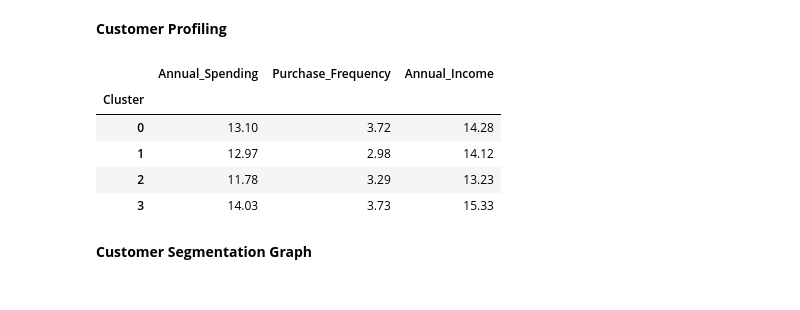
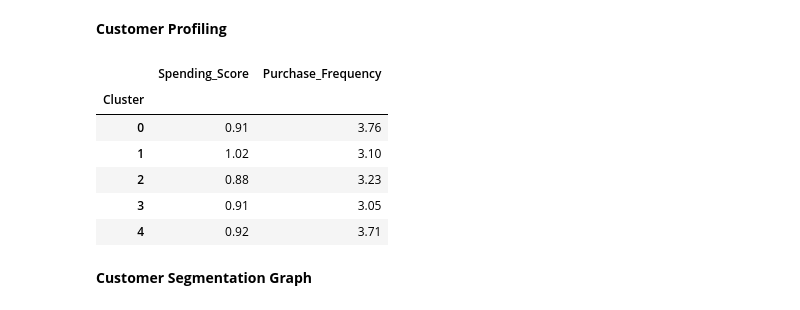
Before and after one commit to strange-exe/Python_PBL, a Jupyter notebook: phase2.ipynb, the cells around one changed output. Drawn from its saved outputs; the diff is of its cells as text; code cells hidden in the pictures.

```diff
--- a/phase2.ipynb
+++ b/phase2.ipynb
@@ -211,8 +213,8 @@ Phase 1 Completed
 # %% [markdown]
 Applying KMeans
 # %%
-kmeans=KMeans(n_clusters=4,random_state=42)
-df_model["Cluster"]=kmeans.fit_predict(x)
+kmeans = KMeans(n_clusters=5, random_state=42, n_init=10)
+df_model["Cluster"] = kmeans.fit_predict(x)
 # %% [markdown]
 Clustering
 # %%
@@ -262,0 +230,4 @@ Type: High-Value Loyal Customers
+# %%
+clusters = df_model.groupby("Cluster").agg({"Spending_Score": "mean","Purchase_Frequency": "mean"}).reset_index()
+clisters=clusters.sort_values(by=["Spending_Score", "Purchase_Frequency"],ascending=False).reset_index(drop=True)
+print(clusters)
@@ -262,0 +241,8 @@ Type: High-Value Loyal Customers
+# %%
+labels = ["High-Value Loyal (Premium)", "High Spenders (Occasional)", "Low Engagement", "Frequent Budget", "High-Value Loyal (Standard)"]
+clusters = clusters.sort_values("Cluster").reset_index(drop=True)
+clusters["Persona"] = labels
+# %%
+per = dict(zip(clusters["Cluster"], clusters["Persona"]))
+df_model["Persona"] = df_model["Cluster"].map(per)
+df_model["Persona"].value_counts()
@@ -263,15 +258,16 @@ Type: High-Value Loyal Customers
 # %% [markdown]
 **Customer Profiling**
 # %%
-profile=df_model.groupby("Cluster").agg({"Annual_Spending": "mean","Purchase_Frequency": "mean","Annual_Income": "mean"}).round(2)
+profile=df_model.groupby("Cluster").agg({"Spending_Score": "mean","Purchase_Frequency": "mean"}).round(2)
 profile
 # %% [output]
-|  | Annual_Spending | Purchase_Frequency | Annual_Income |
-| Cluster |  |  |  |
-| 0 | 13.10 | 3.72 | 14.28 |
-| 1 | 12.97 | 2.98 | 14.12 |
-| 2 | 11.78 | 3.29 | 13.23 |
-| 3 | 14.03 | 3.73 | 15.33 |
+|  | Spending_Score | Purchase_Frequency |
+| Cluster |  |  |
+| 0 | 0.91 | 3.76 |
+| 1 | 1.02 | 3.10 |
+| 2 | 0.88 | 3.23 |
+| 3 | 0.91 | 3.05 |
+| 4 | 0.92 | 3.71 |
 # %% [markdown]
 **Customer Segmentation Graph**
 # %%
```
Also changed, not shown: parts of 16 cells of this notebook.
